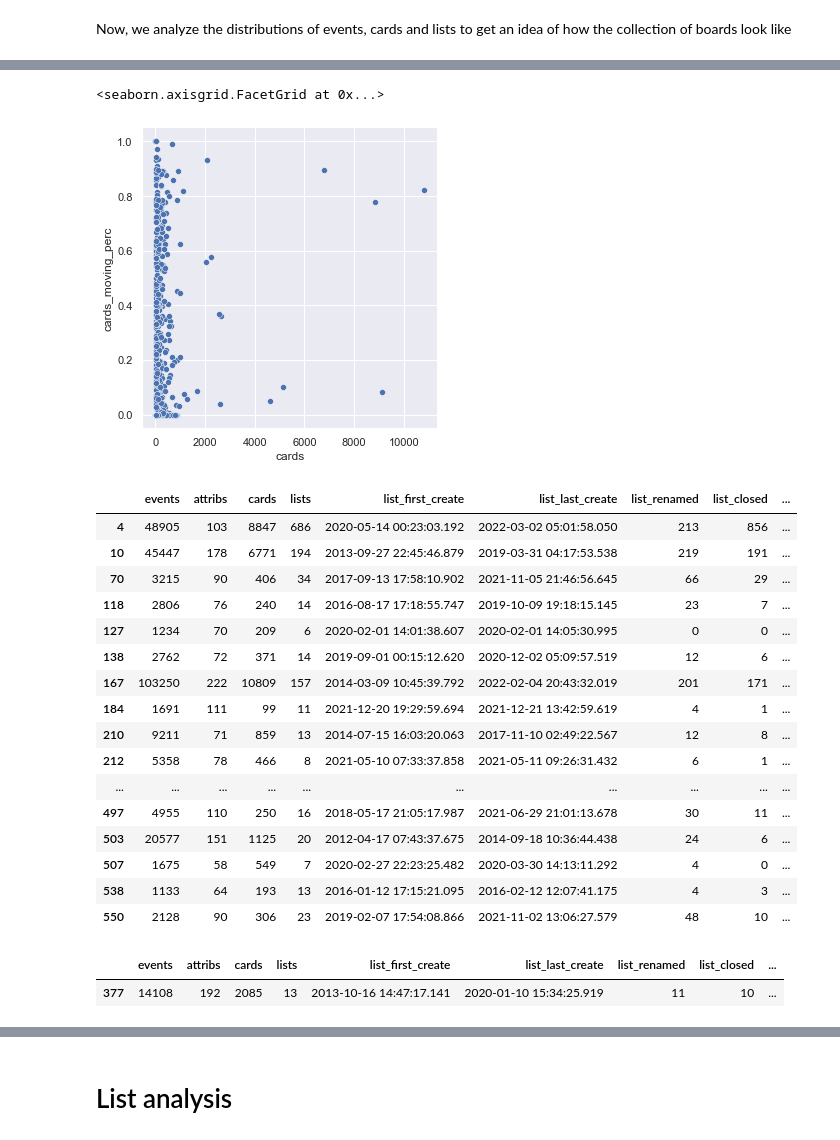
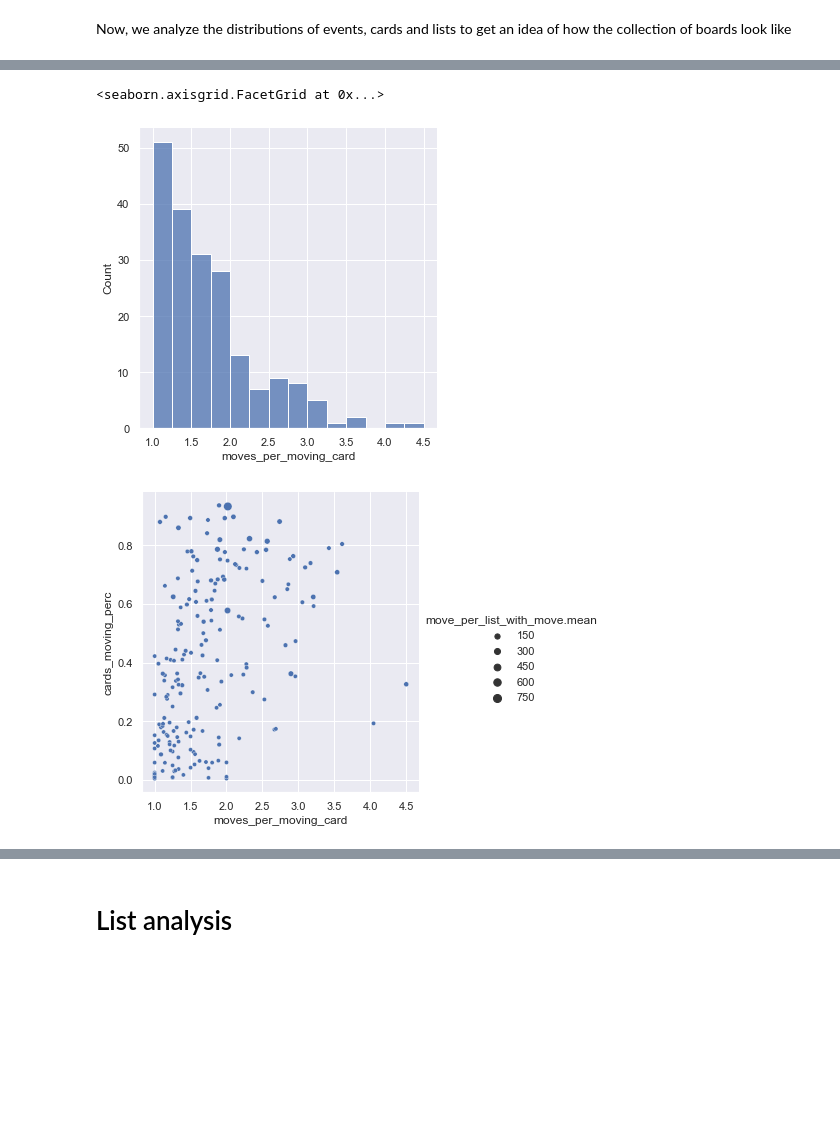
Before and after one commit to isa-group/board-mining, a Jupyter notebook: analysis.ipynb, the cells around one changed output, grey strips where cells are left out. Cells and saved outputs as stored; diff of their text form; code cells hidden in the pictures; blank space fills up the shorter version.

```diff
--- a/analysis.ipynb
+++ b/analysis.ipynb
@@ -96,0 +87,3 @@ splot.set(xscale="log", yscale="log")
+# %%
+selected = result_f[(result_f['events'] > 2000)  & ((result_f['ends'] - result_f['start']) > pd.Timedelta('12W'))]
+selected.shape
@@ -96,0 +112,5 @@ splot.set(xscale="log", yscale="log")
+# %%
+# Use this for additional filters
+#sel = selected[selected["cards_moving_perc"] >0.6]
+sel = selected
+sel.shape
@@ -96,0 +119,31 @@ splot.set(xscale="log", yscale="log")
+# %%
+all = []
+for file in sel["name"]:
+    df = pd.read_csv(f"CSVs-completos/{file}", index_col=0, parse_dates=["date"], low_memory=False)
+    info = bomi.log_info(df)
+    bomi.enrich_log(df)
+    redesigns = bomi.detect_redesign(df, pd.Timedelta('1D'), threshold_l_events=4)
+
+    info = {
+        **info,
+        **bomi.redesign_metrics(df, redesigns)
+    }
+
+    if "data.list.id" in df.columns:
+        lists = bomi.list_evolution(df)
+        connected = bomi.connected_lists(df)
+
+        info = {
+            **info,
+            **bomi.list_evolution_metrics(df, lists),
+            **bomi.connected_metrics(df, connected),
+            **bomi.move_metrics(df),
+            **bomi.act_metrics(df)
+        }
+
+    info['name'] = file
+    all.append(info)
+
+detailed = pd.DataFrame.from_records(pd.json_normalize(all))
+
+detailed.head(5)
@@ -97,32 +189,7 @@ splot.set(xscale="log", yscale="log")
 # %%
-sns.set_theme(style="darkgrid")
-
-sns.relplot(x="cards", y="cards_moving_perc", data=result)
+sns.displot(x='moves_per_moving_card', data=detailed)
+sns.relplot(x='moves_per_moving_card', y='cards_moving_perc', size='move_per_list_with_move.mean', data=detailed)
 # %% [output]
 <seaborn.axisgrid.FacetGrid at 0x...>
-[figure, old version]
+[figure, new version]
+[figure, added]
-# %%
-result_1000.query("cards_moving_perc > 0.7")
-# %% [output]
-|  | events | attribs | cards | lists | list_first_create | list_last_create | list_renamed | list_closed | ... |
-| 4 | 48905 | 103 | 8847 | 686 | 2020-05-14 00:23:03.192 | 2022-03-02 05:01:58.050 | 213 | 856 | ... |
-| 10 | 45447 | 178 | 6771 | 194 | 2013-09-27 22:45:46.879 | 2019-03-31 04:17:53.538 | 219 | 191 | ... |
-| 70 | 3215 | 90 | 406 | 34 | 2017-09-13 17:58:10.902 | 2021-11-05 21:46:56.645 | 66 | 29 | ... |
-| 118 | 2806 | 76 | 240 | 14 | 2016-08-17 17:18:55.747 | 2019-10-09 19:18:15.145 | 23 | 7 | ... |
-| 127 | 1234 | 70 | 209 | 6 | 2020-02-01 14:01:38.607 | 2020-02-01 14:05:30.995 | 0 | 0 | ... |
-| 138 | 2762 | 72 | 371 | 14 | 2019-09-01 00:15:12.620 | 2020-12-02 05:09:57.519 | 12 | 6 | ... |
-| 167 | 103250 | 222 | 10809 | 157 | 2014-03-09 10:45:39.792 | 2022-02-04 20:43:32.019 | 201 | 171 | ... |
-| 184 | 1691 | 111 | 99 | 11 | 2021-12-20 19:29:59.694 | 2021-12-21 13:42:59.619 | 4 | 1 | ... |
-| 210 | 9211 | 71 | 859 | 13 | 2014-07-15 16:03:20.063 | 2017-11-10 02:49:22.567 | 12 | 8 | ... |
-| 212 | 5358 | 78 | 466 | 8 | 2021-05-10 07:33:37.858 | 2021-05-11 09:26:31.432 | 6 | 1 | ... |
-| ... | ... | ... | ... | ... | ... | ... | ... | ... | ... |
-| 497 | 4955 | 110 | 250 | 16 | 2018-05-17 21:05:17.987 | 2021-06-29 21:01:13.678 | 30 | 11 | ... |
-| 503 | 20577 | 151 | 1125 | 20 | 2012-04-17 07:43:37.675 | 2014-09-18 10:36:44.438 | 24 | 6 | ... |
-| 507 | 1675 | 58 | 549 | 7 | 2020-02-27 22:23:25.482 | 2020-03-30 14:13:11.292 | 4 | 0 | ... |
-| 538 | 1133 | 64 | 193 | 13 | 2016-01-12 17:15:21.095 | 2016-02-12 12:07:41.175 | 4 | 3 | ... |
-| 550 | 2128 | 90 | 306 | 23 | 2019-02-07 17:54:08.866 | 2021-11-02 13:06:27.579 | 48 | 10 | ... |
-# %%
-result[result["name"]=="GMod Tower.csv"]
-# %% [output]
-|  | events | attribs | cards | lists | list_first_create | list_last_create | list_renamed | list_closed | ... |
-| 377 | 14108 | 192 | 2085 | 13 | 2013-10-16 14:47:17.141 | 2020-01-10 15:34:25.919 | 11 | 10 | ... |
```
Also changed, not shown: parts of 57 cells of this notebook, 1 other file.
